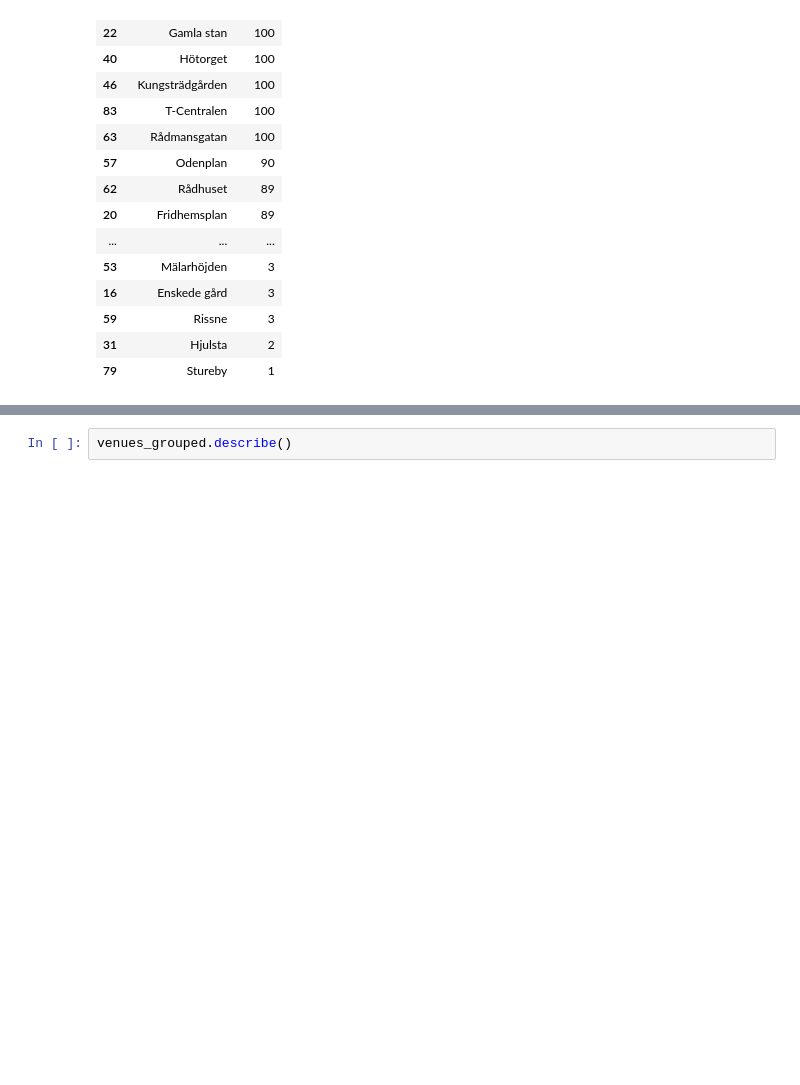
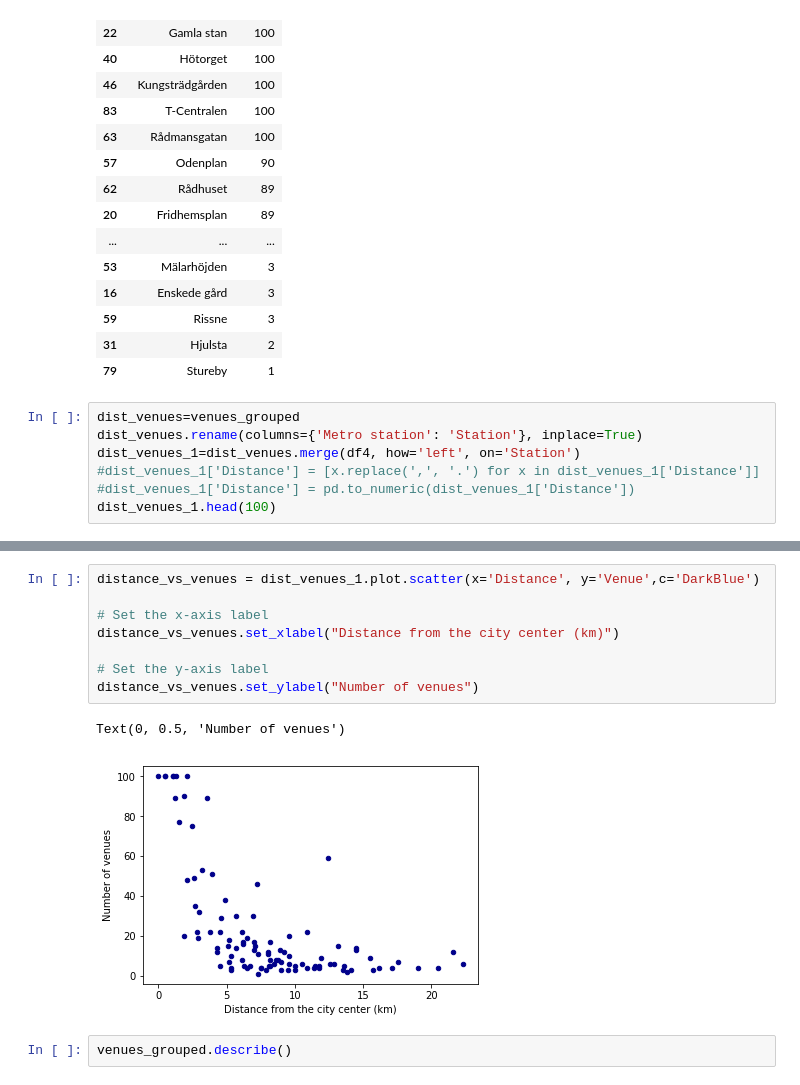
Before and after one commit to OxanaFalk/Coursera_Capstone, a Jupyter notebook: Notebook_Final_assigment_Capstone_Project_Oxana_Falk.ipynb, the cells around one changed output, grey strips where cells are left out. Cells and saved outputs as stored; diff of their text form; blank space fills up the shorter version.

```diff
--- a/Notebook_Final_assigment_Capstone_Project_Oxana_Falk.ipynb
+++ b/Notebook_Final_assigment_Capstone_Project_Oxana_Falk.ipynb
@@ -325,3 +395,10 @@ venues_grouped.sort_values('Venue', ascending=False)
 | 59 | Rissne | 3 |
 | 31 | Hjulsta | 2 |
 | 79 | Stureby | 1 |
+# %%
+dist_venues=venues_grouped
+dist_venues.rename(columns={'Metro station': 'Station'}, inplace=True)
+dist_venues_1=dist_venues.merge(df4, how='left', on='Station')
+#dist_venues_1['Distance'] = [x.replace(',', '.') for x in dist_venues_1['Distance']]
+#dist_venues_1['Distance'] = pd.to_numeric(dist_venues_1['Distance'])
+dist_venues_1.head(100)
@@ -328,3 +423,14 @@ venues_grouped.sort_values('Venue', ascending=False)
+# %%
+distance_vs_venues = dist_venues_1.plot.scatter(x='Distance', y='Venue',c='DarkBlue')
+
+# Set the x-axis label
+distance_vs_venues.set_xlabel("Distance from the city center (km)")
+
+# Set the y-axis label
+distance_vs_venues.set_ylabel("Number of venues")
+# %% [output]
+Text(0, 0.5, 'Number of venues')
+[figure, added]
 # %%
 venues_grouped.describe()
 # %% [output]
```
Also changed, not shown: parts of 15 cells of this notebook.
